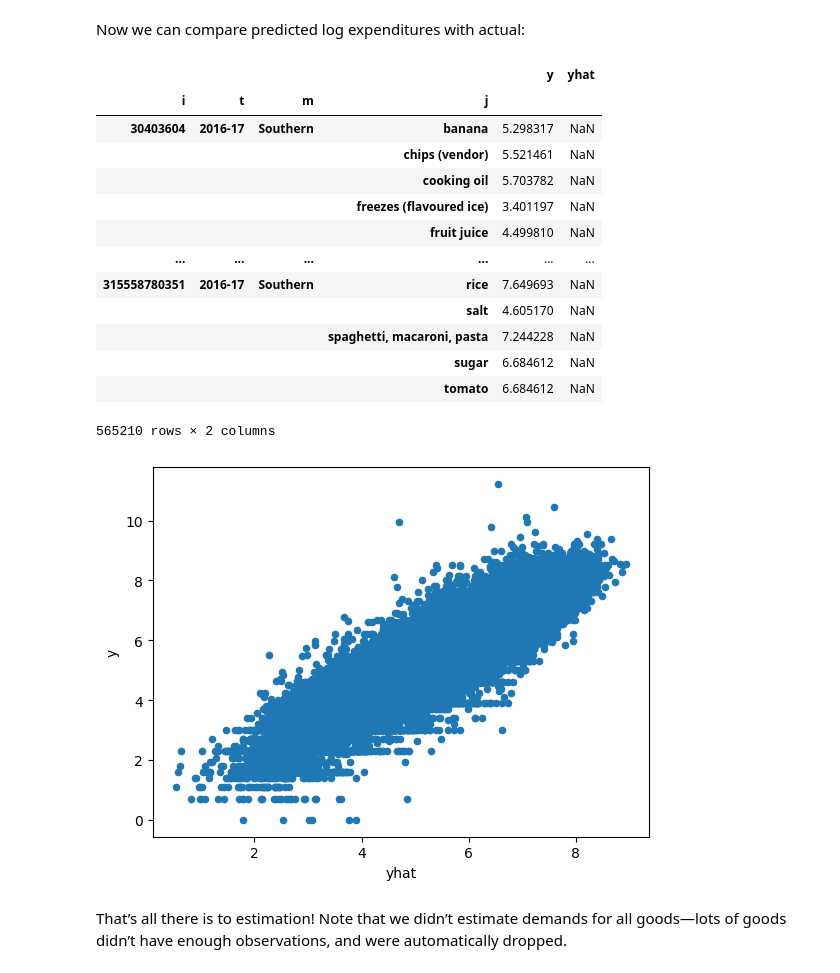
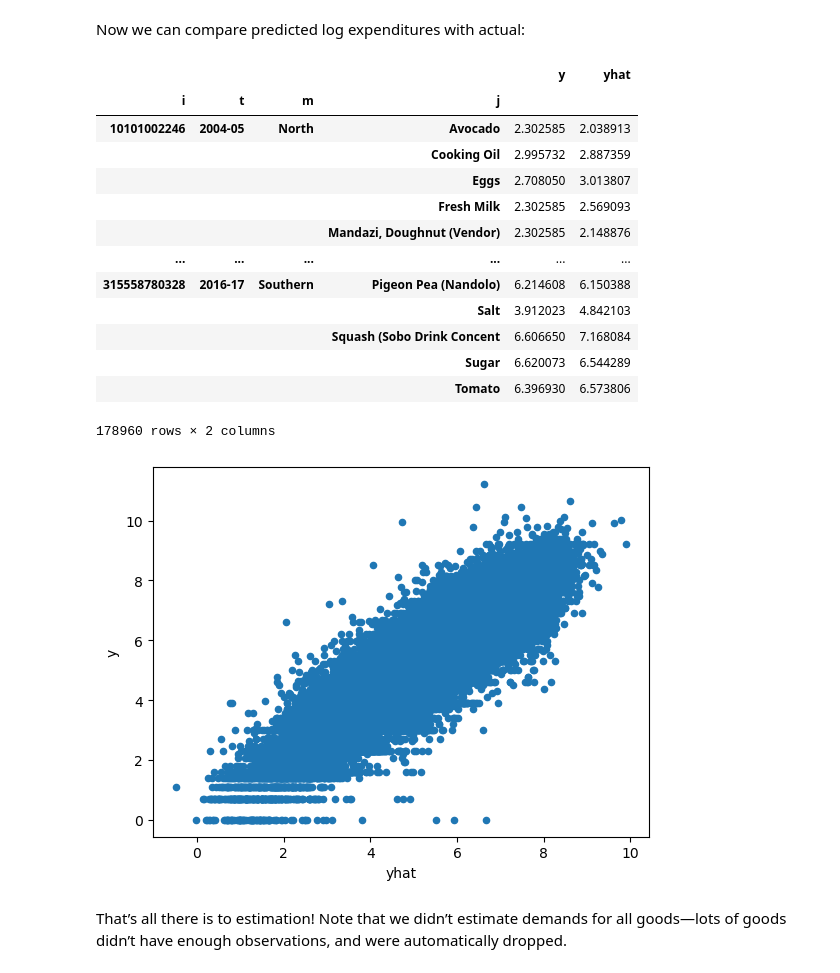
Before and after one commit to reilyfairchild/EEP153-Proj-4, a Jupyter notebook: Malawi_Analysis.ipynb, the cells around one changed output. Cells and saved outputs as stored; diff of their text form; code cells hidden in the pictures.

```diff
--- a/Malawi_Analysis.ipynb
+++ b/Malawi_Analysis.ipynb
@@ -386,24 +386,25 @@ yhat = result.get_predicted_log_expenditures()
 # %%
 %matplotlib inline
 df = pd.DataFrame({'y':y,'yhat':yhat})
+df =df.dropna()
 df.plot.scatter(x='yhat',y='y')
 df
 # %% [output]
 |  |  |  |  | y | yhat |
 | i | t | m | j |  |  |
-| 30403604 | 2016-17 | Southern | banana | 5.298317 | NaN |
-|  |  |  | chips (vendor) | 5.521461 | NaN |
-|  |  |  | cooking oil | 5.703782 | NaN |
-|  |  |  | freezes (flavoured ice) | 3.401197 | NaN |
-|  |  |  | fruit juice | 4.499810 | NaN |
+| 10101002246 | 2004-05 | North | Avocado | 2.302585 | 2.038913 |
+|  |  |  | Cooking Oil | 2.995732 | 2.887359 |
+|  |  |  | Eggs | 2.708050 | 3.013807 |
+|  |  |  | Fresh Milk | 2.302585 | 2.569093 |
+|  |  |  | Mandazi, Doughnut (Vendor) | 2.302585 | 2.148876 |
 | ... | ... | ... | ... | ... | ... |
-| 315558780351 | 2016-17 | Southern | rice | 7.649693 | NaN |
-|  |  |  | salt | 4.605170 | NaN |
-|  |  |  | spaghetti, macaroni, pasta | 7.244228 | NaN |
-|  |  |  | sugar | 6.684612 | NaN |
-|  |  |  | tomato | 6.684612 | NaN |
+| 315558780328 | 2016-17 | Southern | Pigeon Pea (Nandolo) | 6.214608 | 6.150388 |
+|  |  |  | Salt | 3.912023 | 4.842103 |
+|  |  |  | Squash (Sobo Drink Concent | 6.606650 | 7.168084 |
+|  |  |  | Sugar | 6.620073 | 6.544289 |
+|  |  |  | Tomato | 6.396930 | 6.573806 |
-565210 rows × 2 columns
+178960 rows × 2 columns
-[figure, old version]
+[figure, new version]
 # %% [markdown]
 That&rsquo;s all there is to estimation!  Note that we didn&rsquo;t estimate
 demands for all goods&#x2014;lots of goods didn&rsquo;t have enough observations,
```
Also changed, not shown: parts of 21 cells of this notebook, 1 other file.
